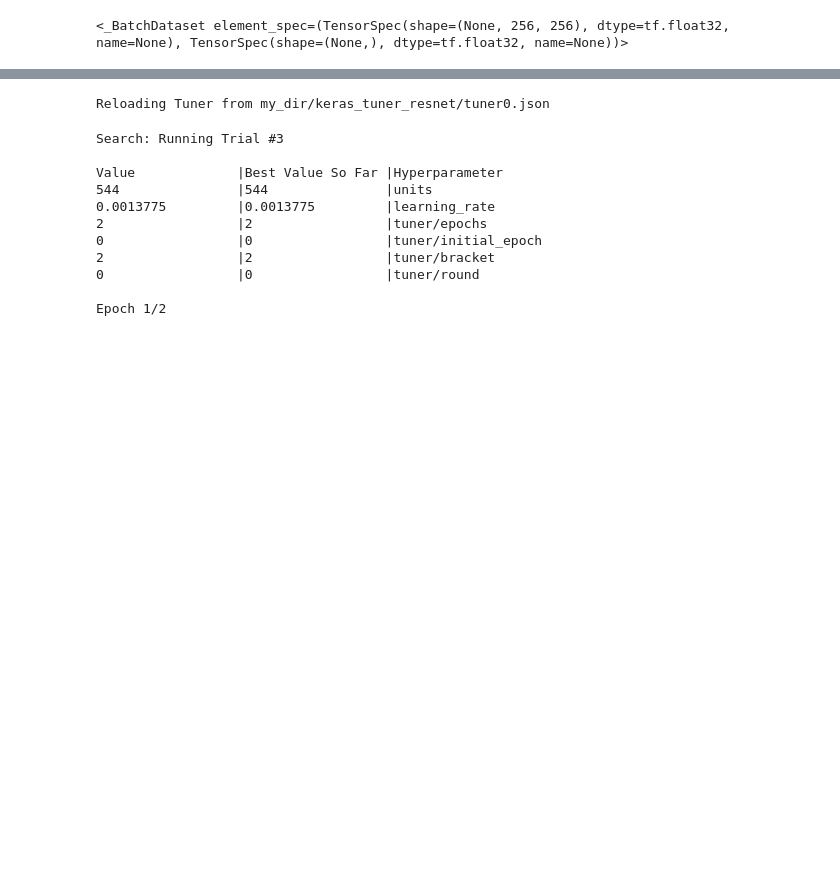
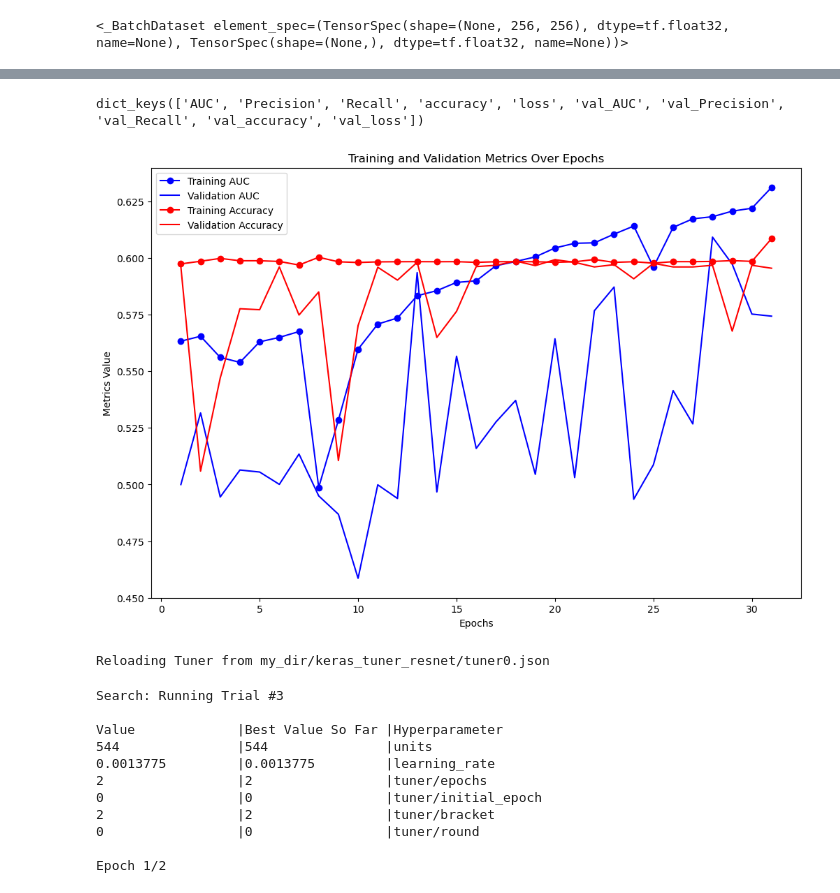
Before and after one commit to arjunkmoorthy1/24Spr_AMoorthy_healthai, a Jupyter notebook: code/deep_learning_model/test.ipynb, the cells around one changed output, grey strips where cells are left out. Cells and saved outputs as stored; diff of their text form; code cells hidden in the pictures; blank space fills up the shorter version.

```diff
--- a/code/deep_learning_model/test.ipynb
+++ b/code/deep_learning_model/test.ipynb
@@ -96,9 +99,13 @@ def create_datasets(root_dir, img_size=256, batch_size=32, val_split=0.15, test_
     train_folders, temp_folders = train_test_split(patient_folders, test_size=(val_split + test_split), random_state=42)
     val_folders, test_folders = train_test_split(temp_folders, test_size=test_split/(val_split + test_split), random_state=42)
 
-    train_dataset = process_data(train_folders, img_size, batch_size)
-    val_dataset = process_data(val_folders, img_size, batch_size)
-    test_dataset = process_data(test_folders, img_size, batch_size)
+    train_dataset, train_counts = process_data(train_folders, img_size, batch_size)
+    val_dataset, val_counts = process_data(val_folders, img_size, batch_size)
+    test_dataset, test_counts = process_data(test_folders, img_size, batch_size)
+
+    print("Training Class Distribution:", train_counts)
+    print("Validation Class Distribution:", val_counts)
+    print("Testing Class Distribution:", test_counts)
 
     return train_dataset, val_dataset, test_dataset
 # %%
@@ -153,13 +163,13 @@ def build_model(input_shape):
         Conv2D(32, (3, 3), activation='relu', input_shape=input_shape, padding='same'),
         BatchNormalization(),
         MaxPooling2D((2, 2)),
-        # Dropout(0.25),
+        Dropout(0.25),
 
         # Second conv layer
         Conv2D(64, (3, 3), activation='relu', padding='same'),
         BatchNormalization(),
         MaxPooling2D((2, 2)),
-        # Dropout(0.25),
+        Dropout(0.1),
 
         # Third conv layer
         Conv2D(128, (3, 3), activation='relu', padding='same'),
@@ -174,8 +184,9 @@ def build_model(input_shape):
 
         # Flattening followed by Dense layer
         Flatten(),
-        Dense(256, activation='relu'),
-        # Dropout(0.5),
+        Dense(64, activation='relu'),
+        Dense(32, activation='relu'),
+        Dropout(0.15),
         Dense(1, activation='sigmoid')  # Output layer for binary classification
     ])
 
@@ -262,6 +273,38 @@ Test AUC: 0.5
 Test Precision: 0.5252913236618042
 Test Recall: 1.0
 Test Accuracy: 0.5252913236618042
+# %%
+print(history.history.keys())
+# %% [output]
+dict_keys(['AUC', 'Precision', 'Recall', 'accuracy', 'loss', 'val_AUC', 'val_Precision', 'val_Recall', 'val_accuracy', 'val_loss'])
+# %%
+import matplotlib.pyplot as plt
+
+# Extract epochs from the history
+epochs = range(1, len(history.history['accuracy']) + 1)
+
+# Extracting metrics from the history object using the correct keys
+training_auc = history.history['AUC']
+validation_auc = history.history['val_AUC']
+training_accuracy = history.history['accuracy']
+validation_accuracy = history.history['val_accuracy']
+
+# Create the plots
+plt.figure(figsize=(12, 8))
+
+plt.plot(epochs, training_auc, 'bo-', label='Training AUC')
+plt.plot(epochs, validation_auc, 'b-', label='Validation AUC')
+plt.plot(epochs, training_accuracy, 'ro-', label='Training Accuracy')
+plt.plot(epochs, validation_accuracy, 'r-', label='Validation Accuracy')
+
+plt.title('Training and Validation Metrics Over Epochs')
+plt.xlabel('Epochs')
+plt.ylabel('Metrics Value')
+plt.legend()
+
+plt.show()
+# %% [output]
+[figure, added]
 # %%
 from keras_tuner.tuners import Hyperband
 
```
Also changed, not shown: parts of 6 cells of this notebook, 4 other files.
